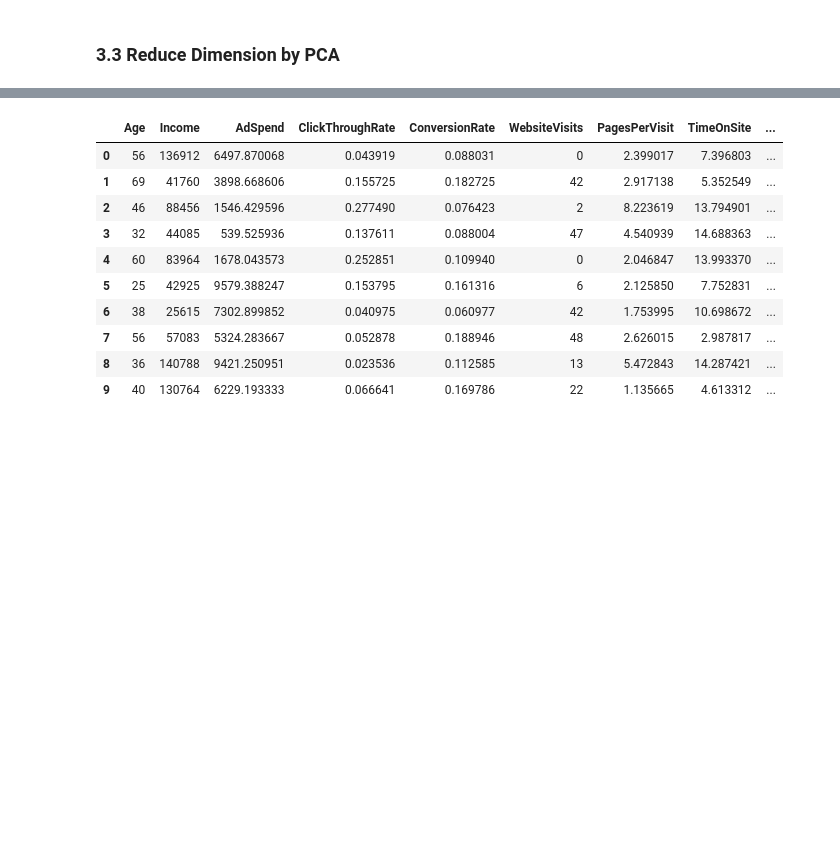
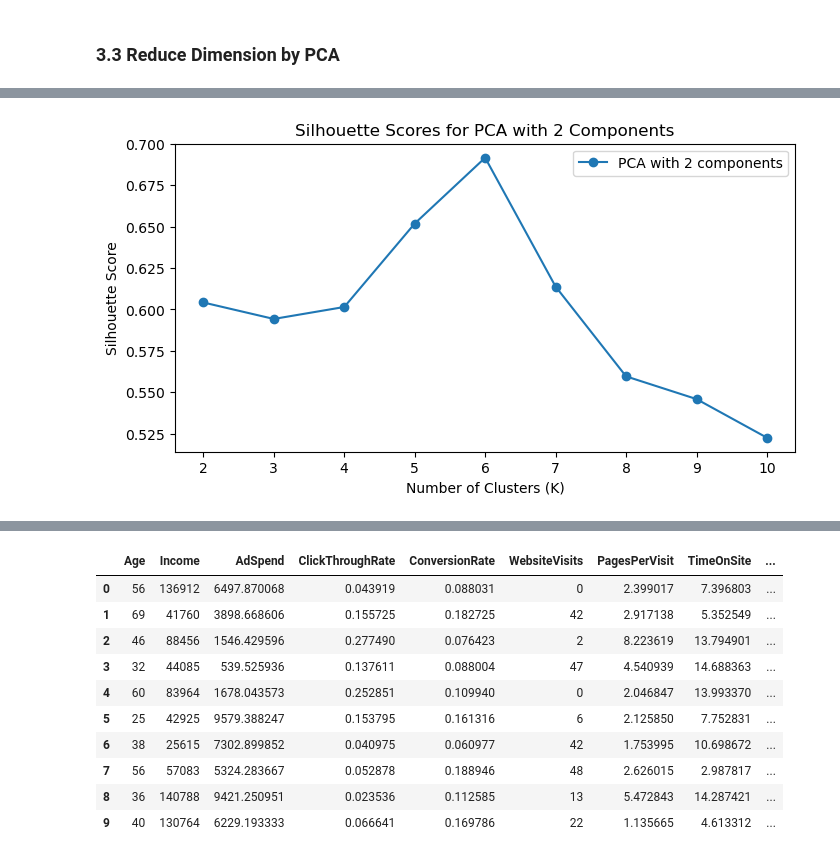
Before and after one commit to H6WU6R/DSA3101-Group-4, a Jupyter notebook: Notebooks/Segmentation_0322.ipynb, the cells around one changed output, grey strips where cells are left out. Saved outputs shown, nothing was run; the diff lists cells and outputs as text; code cells hidden in the pictures; blank space fills up the shorter version.

```diff
--- a/Notebooks/Segmentation_0322.ipynb
+++ b/Notebooks/Segmentation_0322.ipynb
@@ -402,3 +402,14 @@ scalar = StandardScaler()
 df_scaled = scalar.fit_transform(df)
 # %% [markdown]
 ### 3.3 Reduce Dimension by PCA
+# %%
+pca_range = range(2, min(df_scaled.shape[1], 10) + 1)  # from 2 to either 10 or number of features
+
+# Define k-range for K-Means
+k_range = range(2, 11)
+
+# Initialize variables to store the best configuration
+overall_best_sil = -np.inf
+best_pca_n = None
+best_k_for_best = None
+best_scores_for_best = None
@@ -412,3 +468,18 @@ Explained variance by 6 PCA components: [0.08547731 0.06283559]
+# %%
+
+# Extract values for plotting
+ks_best = [item[0] for item in scores_best]
+sil_values_best = [item[1] for item in scores_best]
+# %%
+plt.figure(figsize=(8, 4))
+plt.plot(ks_best, sil_values_best, marker='o', label=f'PCA with {best_pca_n} components')
+plt.title(f"Silhouette Scores for PCA with {best_pca_n} Components")
+plt.xlabel("Number of Clusters (K)")
+plt.ylabel("Silhouette Score")
+plt.legend()
+plt.show()
+# %% [output]
+[figure, added]
 # %%
 def test_kmeans_silhouette(X_data, k_range=range(2,21), random_state=42):
     results = []
```
Also changed, not shown: parts of 15 cells of this notebook, 1 other file.
